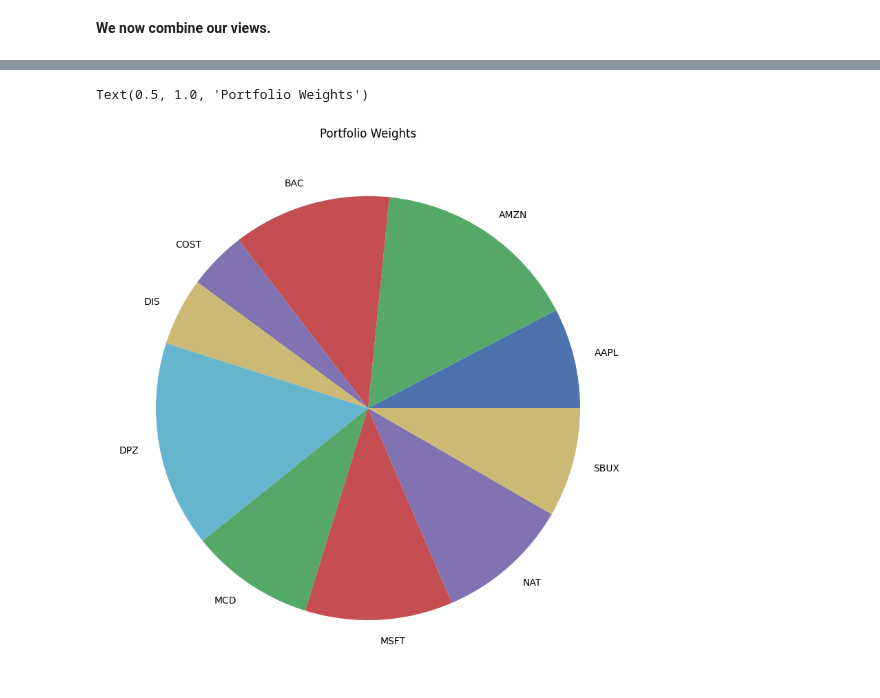
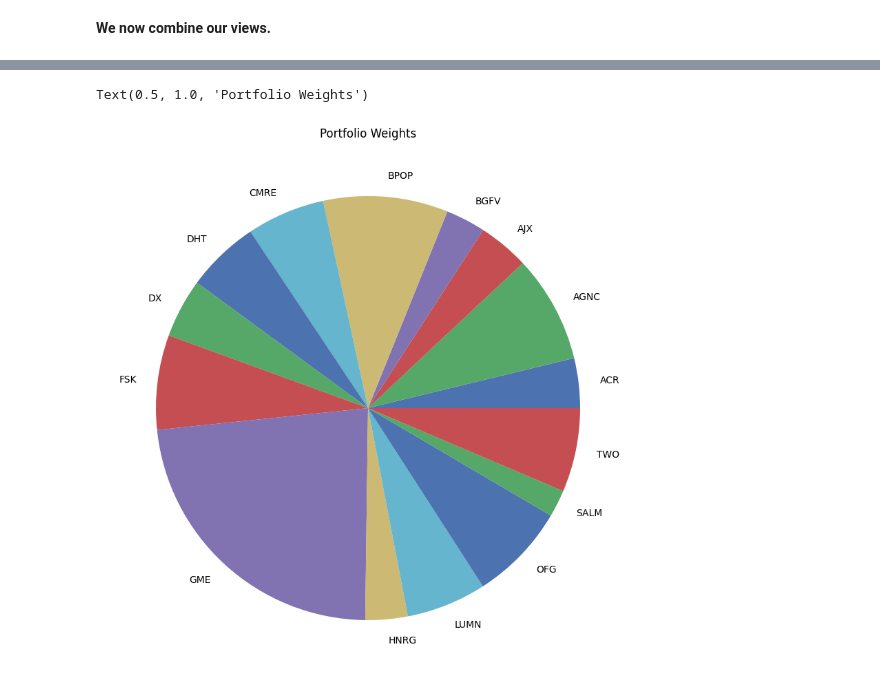
Before and after one commit to WilliamClintC/BetaMaker, a Jupyter notebook: BL for Bill.ipynb, the cells around one changed output, grey strips where cells are left out. Drawn from its saved outputs; the diff is of its cells as text; code cells hidden in the pictures.

```diff
--- a/BL for Bill.ipynb
+++ b/BL for Bill.ipynb
@@ -37,5 +35,5 @@ Requirement already satisfied: qdldl in /usr/local/lib/python3.10/dist-packages
 # %%
-tickers = ["AAPL","MSFT", "AMZN", "NAT", "BAC", "DPZ", "DIS", "KO", "MCD", "COST", "SBUX"] #name our portfolio
+tickers = ["TWO", "FSK", "AJX", "OFG", "CMRE", "HNRG", "SALM", "DHT", "AGNC", "GME", "ACR", "DX", "BGFV", "BPOP", "LUMN"]
 prices = yf.download(tickers, start="2018-01-01", end="2024-03-01")['Adj Close'] #give date
 prices.tail()
 market_prices = yf.download("SPY", period="max")["Adj Close"] #baseline We might change this depending on the tickers
@@ -165,16 +182,16 @@ rets_df.plot.bar(figsize=(12,8));
 # %%
 from pypfopt import EfficientFrontier, objective_functions
 S_bl = bl.bl_cov()
 ef = EfficientFrontier(ret_bl, S_bl)
 ef.add_objective(objective_functions.L2_reg)
 ef.max_sharpe()
-weights = ef.clean_weights()
+ef = ef.clean_weights()
 weights
 pd.Series(weights).plot.pie(figsize=(10,10));
 plt.title('Portfolio Weights')
 # %% [output]
 Text(0.5, 1.0, 'Portfolio Weights')
-[figure, old version]
+[figure, new version]
 # %%
 from pypfopt.plotting import plot_weights
 plt.title('Portfolio Weights')
```
Also changed, not shown: parts of 9 cells of this notebook.
